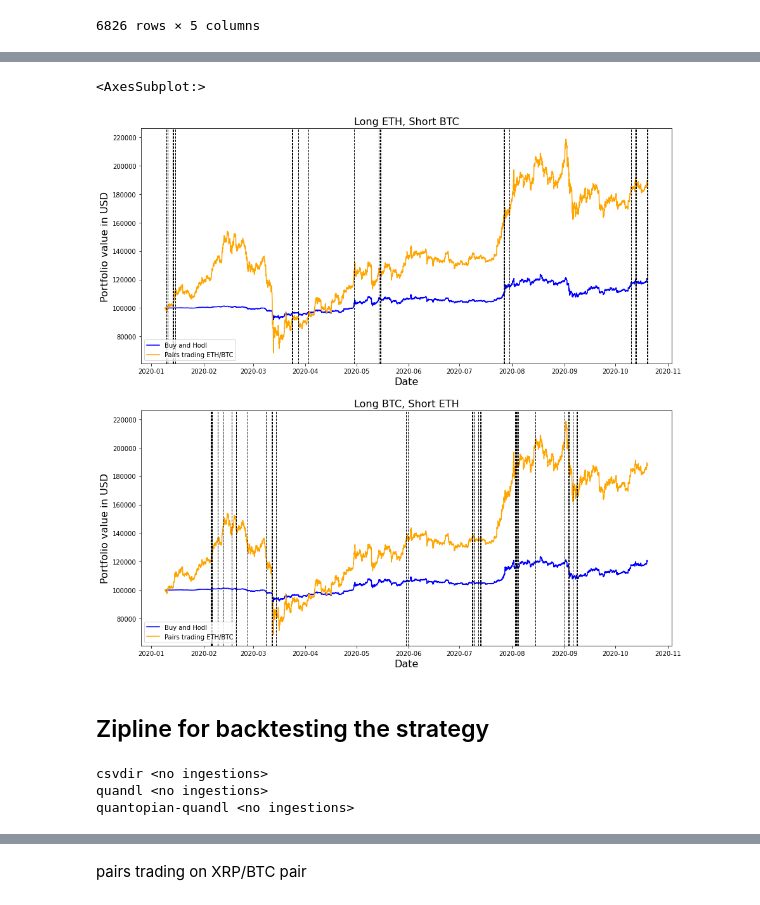
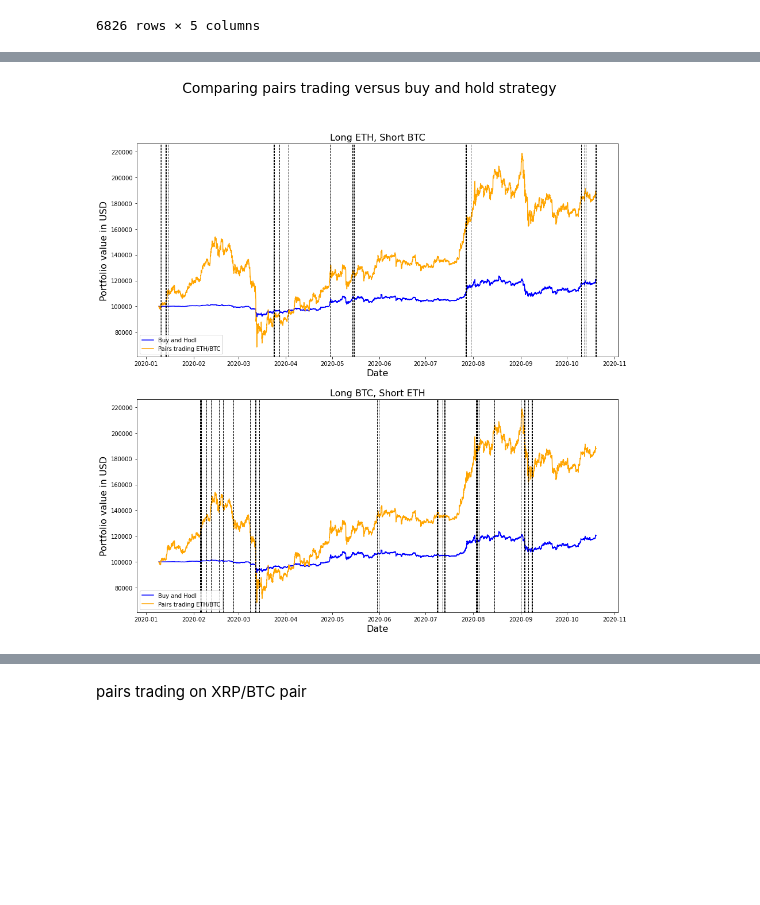
Before and after one commit to peparhugo/Econometrics_group_project, a Jupyter notebook: submission_3/data-ideas/pairs-trading-22102020.ipynb, the cells around one changed output, grey strips where cells are left out. Cells and saved outputs as stored; diff of their text form; code cells hidden in the pictures; blank space fills up the shorter version.

Commit message:
cleaned up code, generated figures for pairs trading

```diff
--- a/submission_3/data-ideas/pairs-trading-22102020.ipynb
+++ b/submission_3/data-ideas/pairs-trading-22102020.ipynb
@@ -238,7 +193,7 @@ df_trade
 # %%
 def get_portfolio_value(date0,cash0,nBTC0=0,nETH0=0):
     """
-    returns the value of a portfolio in USD on a given date
+    returns the value of a portfolio in USD on a given date given cash, number of bitcoin and number of ethereum
     date - str
     everything else - floats
     """
@@ -434,27 +339,26 @@ plt.plot(df_pairs['portfolio value'])
-# %%
-ax[0]
-# %% [output]
-<AxesSubplot:>
 # %%
+# generate plots: 1st plot shows trading signals (dotted vertical lines) where ETH is bought and BTC is sold
+# 2nd plot shows trading signals (dotted vertical lines) where BTC is bought and ETH is sold
+# pairs trading gives much better returns but worse drawdowns and more volatility
+# buy and hold gives consistent returns
+
 fig, ax = plt.subplots(2,figsize=(15,15))
 for i in range(2):
     ax[i].plot(df_hodl['portfolio value'], color='blue', label='Buy and Hodl')
     ax[i].plot(df_pairs['portfolio value'], color='orange', label='Pairs trading ETH/BTC')
     ax[i].set_xlabel('Date',fontsize=16)
     ax[i].set_ylabel('Portfolio value in USD',fontsize=16)
     ax[i].legend(loc='lower left')
 
-    fig.suptitle('')
+    fig.suptitle('Comparing pairs trading versus buy and hold strategy', fontsize=24)
 
 ax[0].set_title('Long ETH, Short BTC', fontsize=16)
 ax[1].set_title('Long BTC, Short ETH', fontsize=16)
 
 for d in df_pairs.index[df_pairs.signal==3]:
     ax[0].axvline(d,color='black',linestyle='--',linewidth='1')
 
 for d in df_pairs.index[df_pairs.signal==2]:
     ax[1].axvline(d,color='black',linestyle='--',linewidth='1')
 # %% [output]
-[figure, old version]
+[figure, new version]
-# %% [markdown]
-## Zipline for backtesting the strategy
@@ -463,8 +364,0 @@ for d in df_pairs.index[df_pairs.signal==2]:
-# %%
-%%bash
-zipline bundles
-# datasets available
-# %% [output]
-csvdir <no ingestions>
-quandl <no ingestions>
-quantopian-quandl <no ingestions>
```
Also changed, not shown: parts of 50 cells of this notebook.
